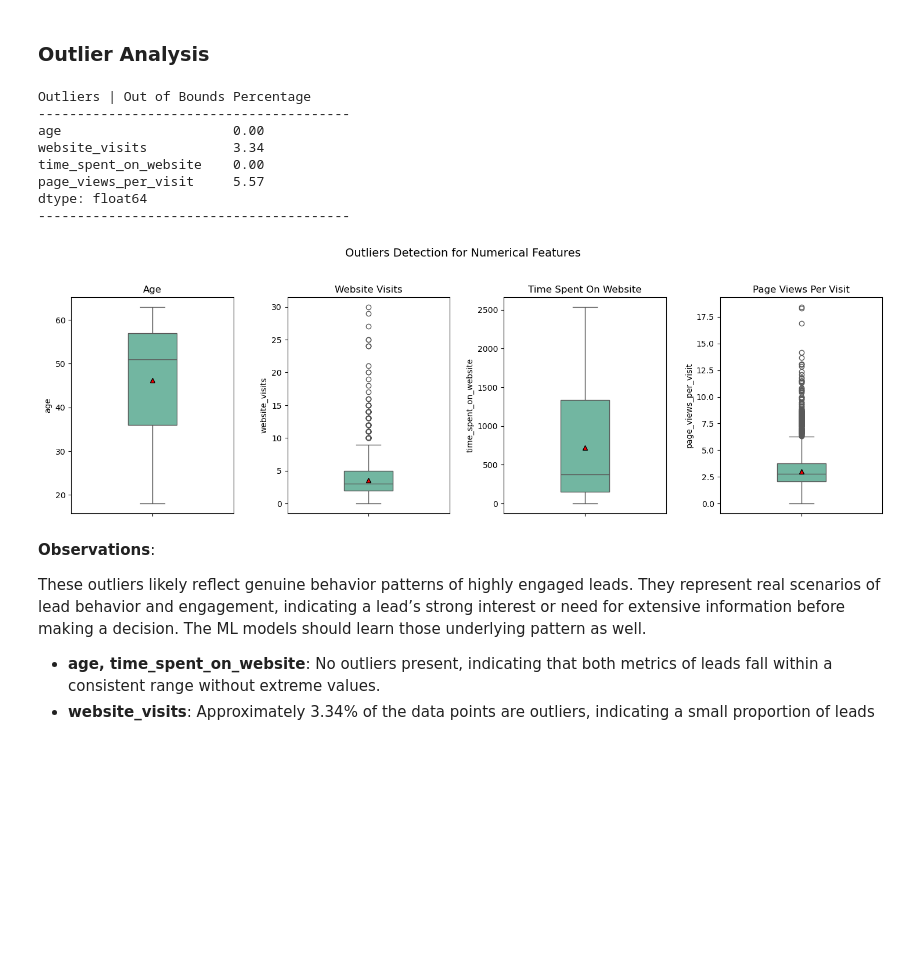
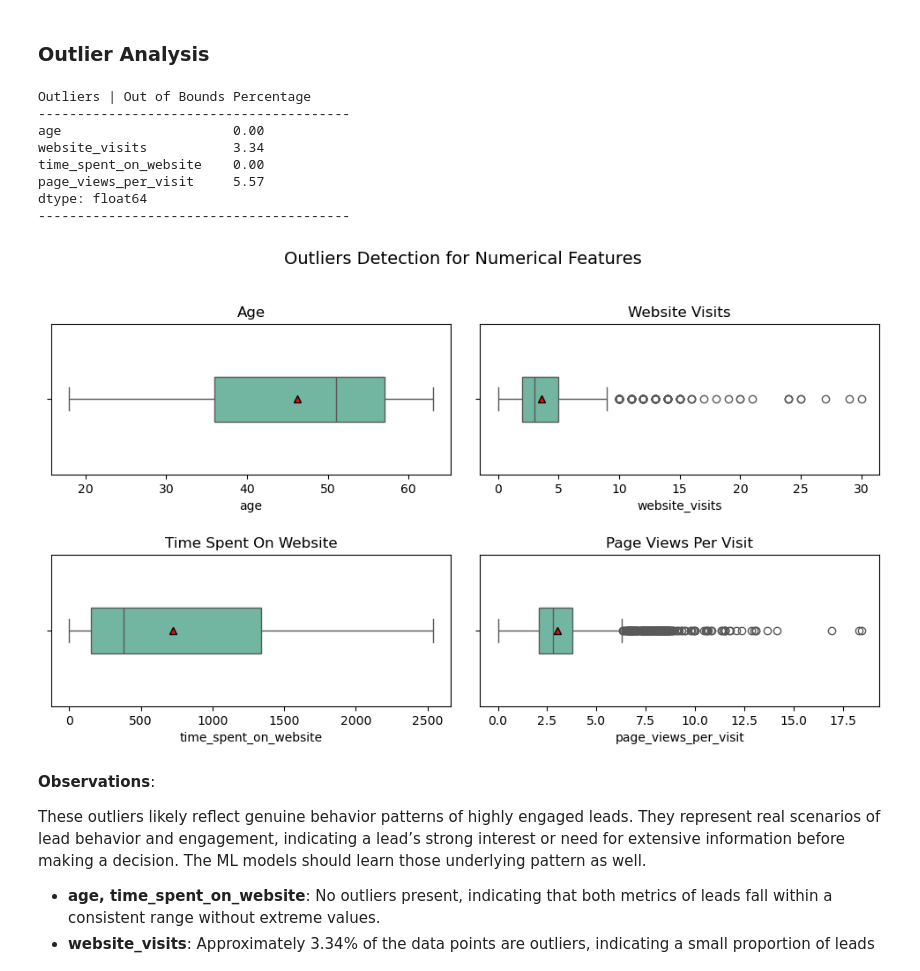
Before and after one commit to tmoesl/lead-conversion-prediction, a Jupyter notebook: notebooks/Learner+Notebook+-+Full+Code+Version+-+Potential+Customers+Prediction.ipynb, the cells around one changed output. Cells and saved outputs as stored; diff of their text form; code cells hidden in the pictures; blank space fills up the shorter version.

```diff
--- a/notebooks/Learner+Notebook+-+Full+Code+Version+-+Potential+Customers+Prediction.ipynb
+++ b/notebooks/Learner+Notebook+-+Full+Code+Version+-+Potential+Customers+Prediction.ipynb
@@ -1039,47 +1054,47 @@ print(out_of_bounds_percentage.round(2))
 print("-" * 40)
 
 # Set figure size
-plt.figure(figsize=(15, 5))
+plt.figure(figsize=(10, 6))
 
 # Properties for mean marker
 meanprops = {"markerfacecolor": "red", "markeredgecolor": "black"}
 color_hist = [palette_color[0], palette_color[1]]
 
 # Calculate the number of rows and columns for subplots
-num_cols = 4
+num_cols = 2
 num_rows = int(np.ceil(len(num_data.columns) / num_cols))
 
 # Loop through each numeric column and create a subplot
 for i, variable in enumerate(num_data.columns):
     plt.subplot(num_rows, num_cols, i + 1)
     sns.boxplot(
         data=df,
-        y=variable,
+        x=variable,
         showmeans=True,
         meanprops=meanprops,
         palette=color_hist,
         width=0.3,
     )
     # Add title for each subplot
     formatted_title = variable.replace("_", " ").title()
     plt.title(formatted_title)
 
 # Add title for the entire plot
 plt.suptitle("Outliers Detection for Numerical Features", y=0.98, fontsize=14)
 
 # Adjust layout and show plot
 plt.tight_layout(pad=2.0)
 plt.show()
 # %% [output]
 Outliers | Out of Bounds Percentage
 ----------------------------------------
 age                      0.00
 website_visits           3.34
 time_spent_on_website    0.00
 page_views_per_visit     5.57
 dtype: float64
 ----------------------------------------
-[figure, old version]
+[figure, new version]
 # %% [markdown]
 **Observations**:
 
```
Also changed, not shown: parts of 38 cells of this notebook.
